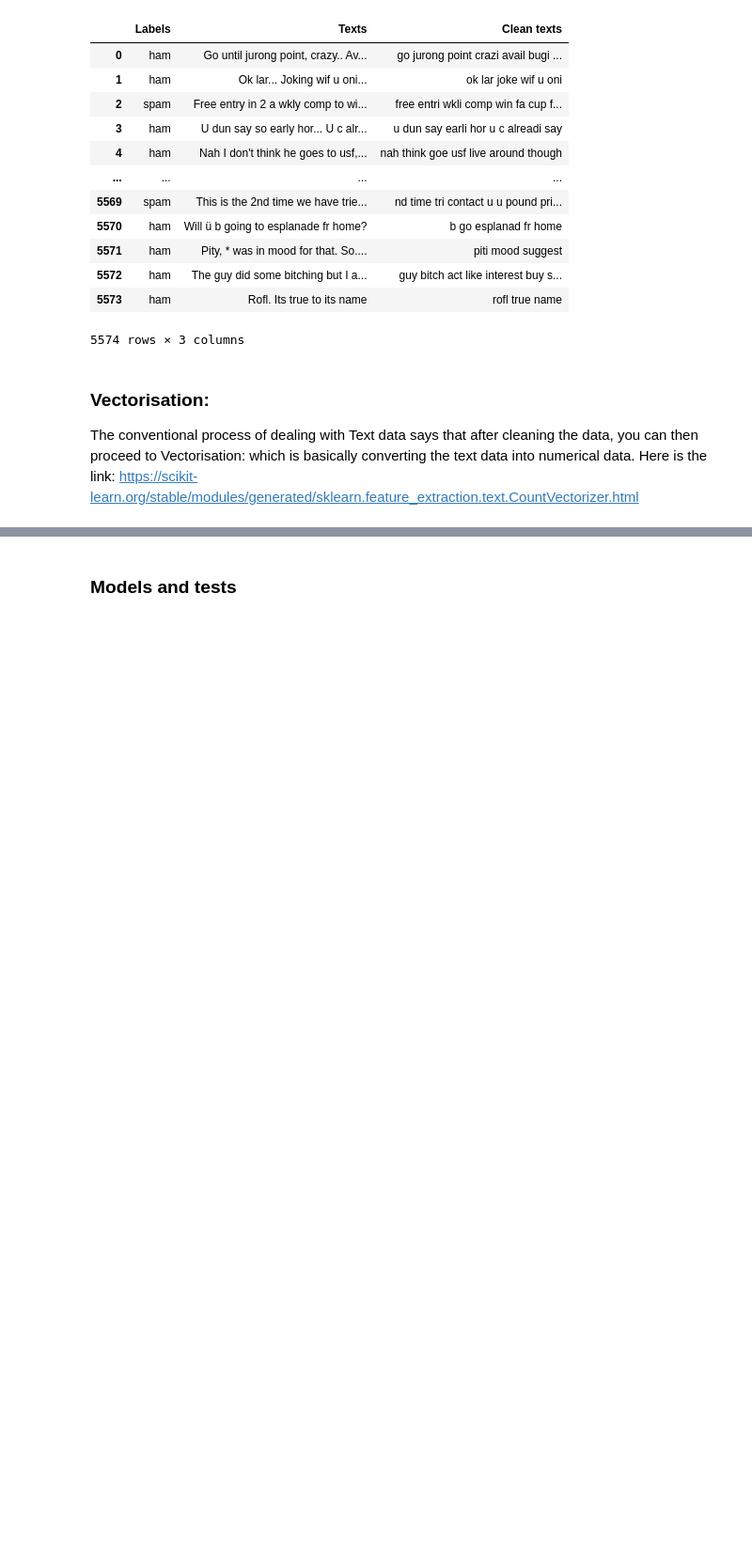
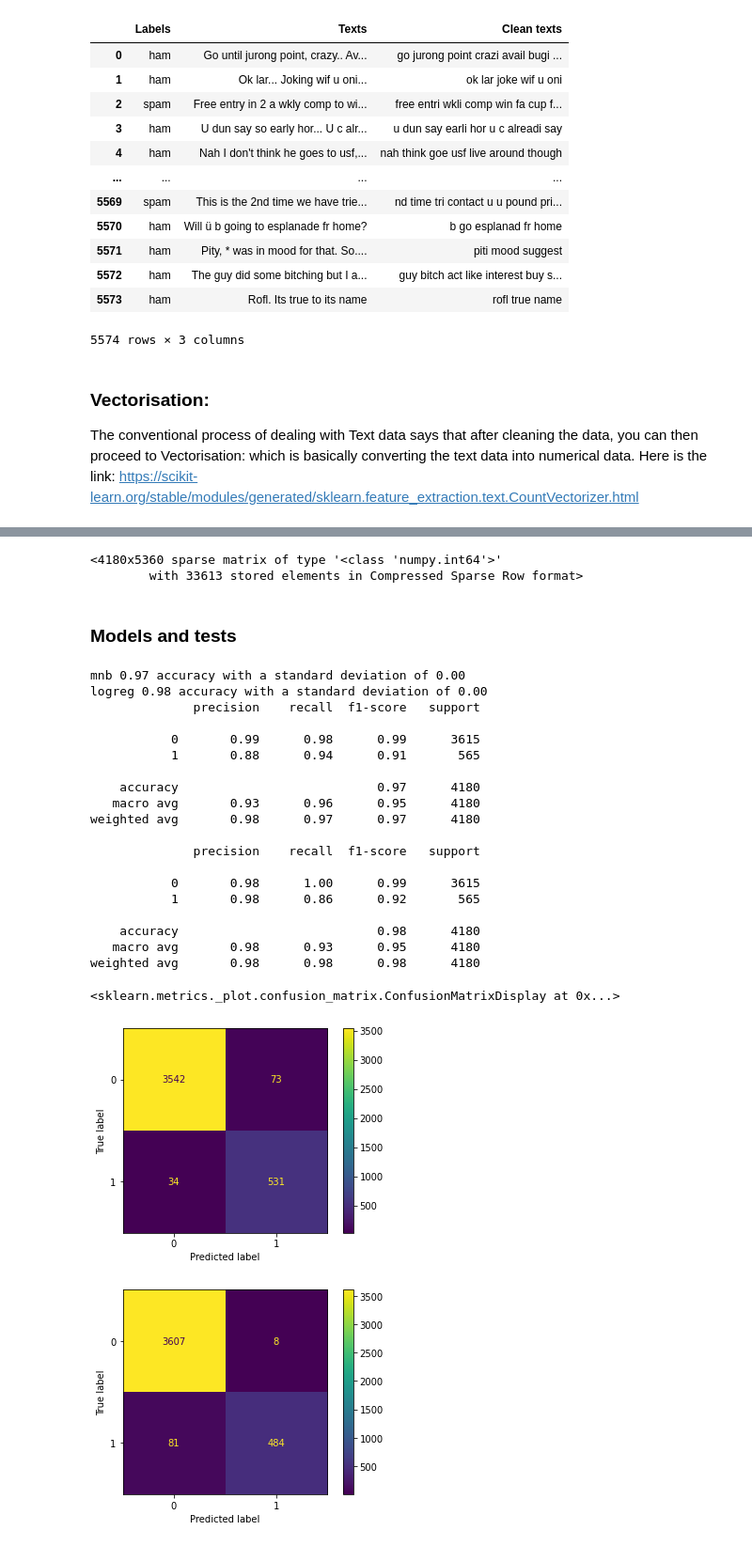
Before and after one commit to sandergs92/dmt-assignment-1, a Jupyter notebook: assignment_3/notebook_3.ipynb, the cells around one changed output, grey strips where cells are left out. Shown at 94% size. Drawn from its saved outputs; the diff is of its cells as text; code cells hidden in the pictures; blank space fills up the shorter version.

Commit message:
Two models chosen, Cross-validated them, ran final predictions

```diff
--- a/assignment_3/notebook_3.ipynb
+++ b/assignment_3/notebook_3.ipynb
@@ -139,2 +114,74 @@ print(vector.toarray()) # Not sure if this is correct
+# %%
+# Labels to unique integer
+df['label_num'] = df.Labels.map({'ham':0, 'spam':1})
+df.head()
+
+# Define X and y
+X = df['Clean texts']
+y = df.label_num
+# print(X.shape)
+# print(y.shape)
+
+# Datasplit
+X_train, X_test, y_train, y_test = train_test_split(X, y, random_state=1)
+# print(X_train.shape)
+# print(X_test.shape)
+# print(y_train.shape)
+# print(y_test.shape)
+
+# Instantiate vectorizer
+vectorizer = CountVectorizer()
+# Document term matrix train data
+X_train_dtm = vectorizer.fit_transform(X_train)
+# Document term matrix test data (using fitted vocabulary from training data!)
+X_test_dtm = vectorizer.transform(X_test)
+X_train_dtm
+# %% [output]
+<4180x5360 sparse matrix of type '<class 'numpy.int64'>'
+        with 33613 stored elements in Compressed Sparse Row format>
 # %% [markdown]
 ### Models and tests
+# %%
+# Multinomial Naive Bayes, classifying with word counts
+mnb = MultinomialNB()
+# Logistic regression
+logreg = LogisticRegression(solver='liblinear')
+
+# Cross-validate (stratified k fold) scores each model
+scores_mnb = cross_val_score(mnb, X_train_dtm, y_train, cv=5)
+scores_logreg = cross_val_score(logreg, X_train_dtm, y_train, cv=5)
+
+print("mnb %0.2f accuracy with a standard deviation of %0.2f" % (scores_mnb.mean(), scores_mnb.std()))
+print("logreg %0.2f accuracy with a standard deviation of %0.2f" % (scores_logreg.mean(), scores_logreg.std()))
+
+pred_mnb = cross_val_predict(mnb, X_train_dtm, y_train, cv=5)
+pred_logreg = cross_val_predict(logreg, X_train_dtm, y_train, cv=5)
+
+print(classification_report(y_train, pred_mnb))
+ConfusionMatrixDisplay.from_predictions(y_train, pred_mnb)
+
+print(classification_report(y_train, pred_logreg))
+ConfusionMatrixDisplay.from_predictions(y_train, pred_logreg)
+# %% [output]
+mnb 0.97 accuracy with a standard deviation of 0.00
+logreg 0.98 accuracy with a standard deviation of 0.00
+              precision    recall  f1-score   support
+
+           0       0.99      0.98      0.99      3615
+           1       0.88      0.94      0.91       565
+
+    accuracy                           0.97      4180
+   macro avg       0.93      0.96      0.95      4180
+weighted avg       0.98      0.97      0.97      4180
+
+              precision    recall  f1-score   support
+
+           0       0.98      1.00      0.99      3615
+           1       0.98      0.86      0.92       565
+
+    accuracy                           0.98      4180
+   macro avg       0.98      0.93      0.95      4180
+weighted avg       0.98      0.98      0.98      4180
+<sklearn.metrics._plot.confusion_matrix.ConfusionMatrixDisplay at 0x...>
+[figure, added]
+[figure, added]
```
Also changed, not shown: parts of 3 cells of this notebook.
